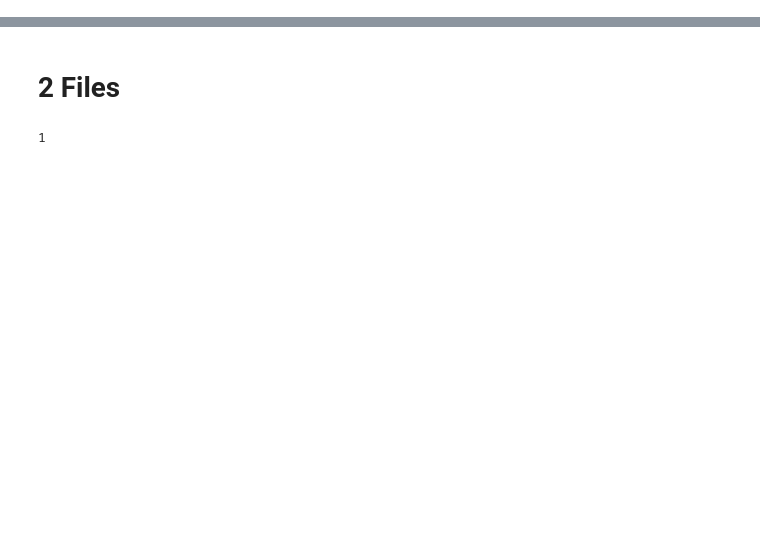
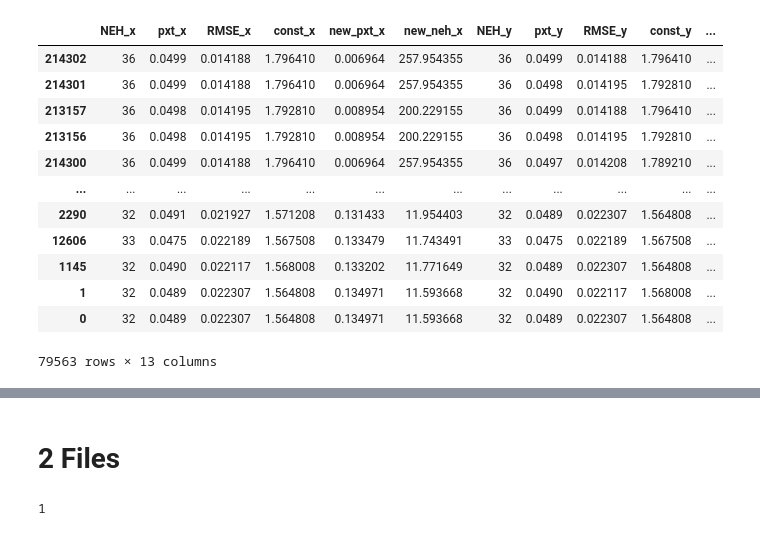
Before and after one commit to henockmamo54/neh_pxt_exp, a Jupyter notebook: neh_pxt_trial_2-with two files and three files and four-Copy1.ipynb, the cells around one changed output, grey strips where cells are left out. Cells and saved outputs as stored; diff of their text form; code cells hidden in the pictures; blank space fills up the shorter version.

```diff
--- a/neh_pxt_trial_2-with two files and three files and four-Copy1.ipynb
+++ b/neh_pxt_trial_2-with two files and three files and four-Copy1.ipynb
@@ -9,0 +62,18 @@ x=[y for y in x if ((".csv" in y) and (y[0]=='_'))]
+# %%
+md=md.sort_values(by=["RMSE"],ascending=True)
+md=md[["NEH_x","pxt_x","RMSE_x","const_x","new_pxt_x","new_neh_x","NEH_y","pxt_y","RMSE_y","const_y","new_pxt_y","new_neh_y","RMSE"]]
+md
+# %% [output]
+|  | NEH_x | pxt_x | RMSE_x | const_x | new_pxt_x | new_neh_x | NEH_y | pxt_y | RMSE_y | const_y | ... |
+| 214302 | 36 | 0.0499 | 0.014188 | 1.796410 | 0.006964 | 257.954355 | 36 | 0.0499 | 0.014188 | 1.796410 | ... |
+| 214301 | 36 | 0.0499 | 0.014188 | 1.796410 | 0.006964 | 257.954355 | 36 | 0.0498 | 0.014195 | 1.792810 | ... |
+| 213157 | 36 | 0.0498 | 0.014195 | 1.792810 | 0.008954 | 200.229155 | 36 | 0.0499 | 0.014188 | 1.796410 | ... |
+| 213156 | 36 | 0.0498 | 0.014195 | 1.792810 | 0.008954 | 200.229155 | 36 | 0.0498 | 0.014195 | 1.792810 | ... |
+| 214300 | 36 | 0.0499 | 0.014188 | 1.796410 | 0.006964 | 257.954355 | 36 | 0.0497 | 0.014208 | 1.789210 | ... |
+| ... | ... | ... | ... | ... | ... | ... | ... | ... | ... | ... | ... |
+| 2290 | 32 | 0.0491 | 0.021927 | 1.571208 | 0.131433 | 11.954403 | 32 | 0.0489 | 0.022307 | 1.564808 | ... |
+| 12606 | 33 | 0.0475 | 0.022189 | 1.567508 | 0.133479 | 11.743491 | 33 | 0.0475 | 0.022189 | 1.567508 | ... |
+| 1145 | 32 | 0.0490 | 0.022117 | 1.568008 | 0.133202 | 11.771649 | 32 | 0.0489 | 0.022307 | 1.564808 | ... |
+| 1 | 32 | 0.0489 | 0.022307 | 1.564808 | 0.134971 | 11.593668 | 32 | 0.0490 | 0.022117 | 1.568008 | ... |
+| 0 | 32 | 0.0489 | 0.022307 | 1.564808 | 0.134971 | 11.593668 | 32 | 0.0489 | 0.022307 | 1.564808 | ... |
+79563 rows × 13 columns
```
Also changed, not shown: parts of 10 cells of this notebook, 3 other files.
